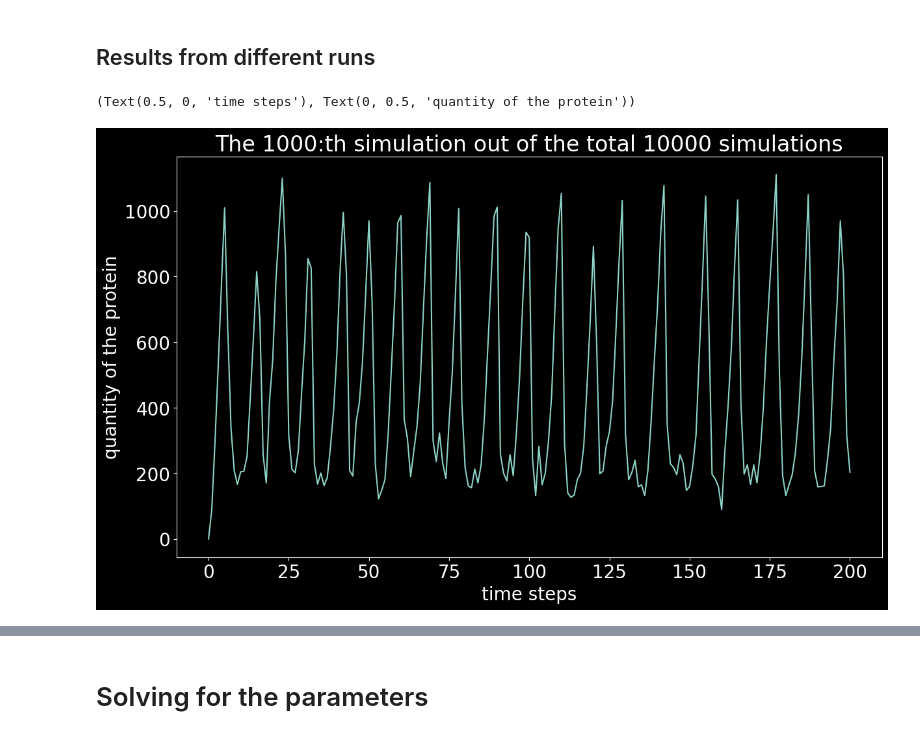
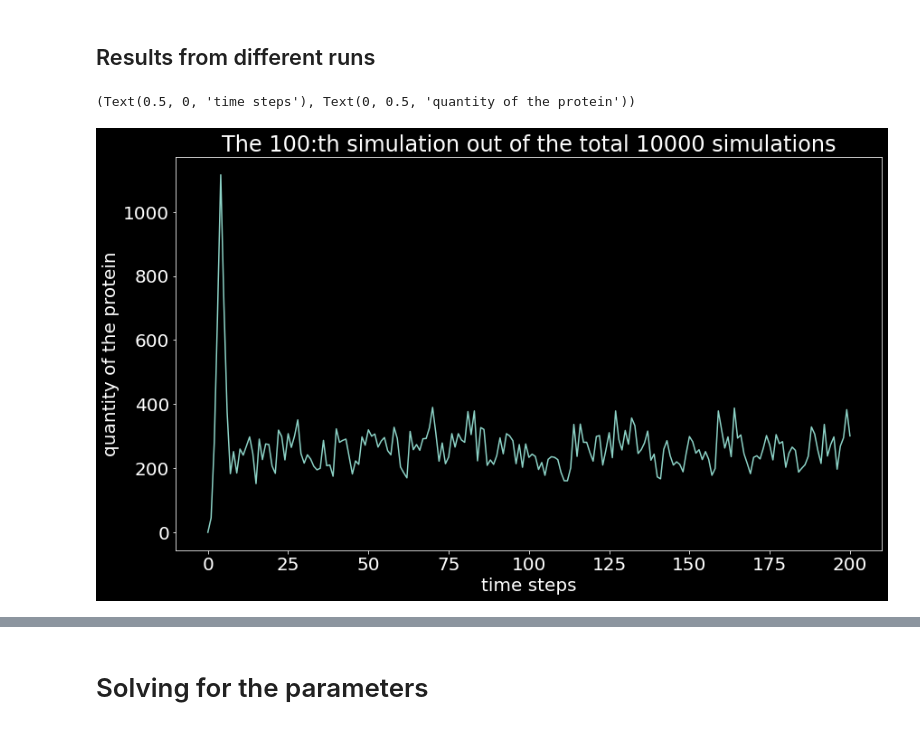
Before and after one commit to SunAndClouds/BlackyCat, a Jupyter notebook: Project BC.ipynb, the cells around one changed output, grey strips where cells are left out. Drawn from its saved outputs; the diff is of its cells as text; code cells hidden in the pictures.

```diff
--- a/Project BC.ipynb
+++ b/Project BC.ipynb
@@ -37,12 +37,12 @@ Text(0.5, 0, 'sample size')
 # %% [markdown]
 ## Results from different runs
 # %%
-i = 1000
+i = 100
 plt.plot(X[i])
 plt.title(f"The {i}:th simulation out of the total 10000 simulations")
 plt.xlabel("time steps"), plt.ylabel("quantity of the protein")
 # %% [output]
 (Text(0.5, 0, 'time steps'), Text(0, 0.5, 'quantity of the protein'))
-[figure, old version]
+[figure, new version]
 # %%
 print("condition number:", cond(theta.T @ theta).round(-5))
```
Also changed, not shown: parts of 7 cells of this notebook.
